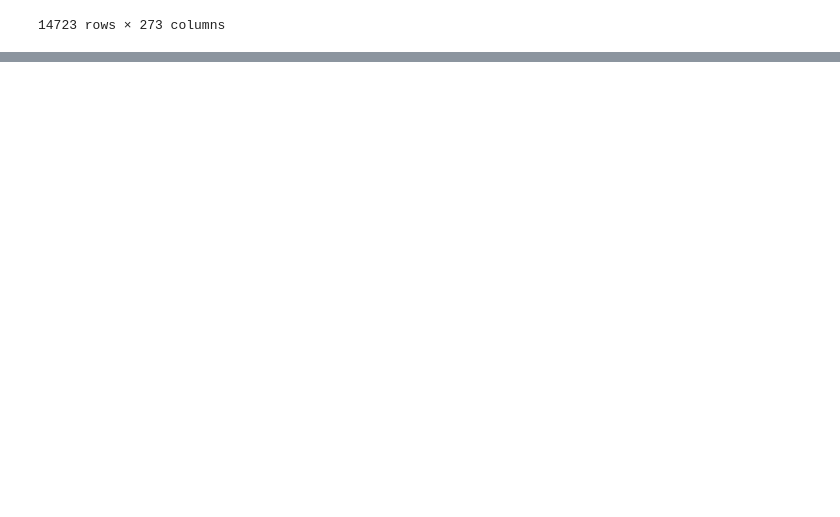
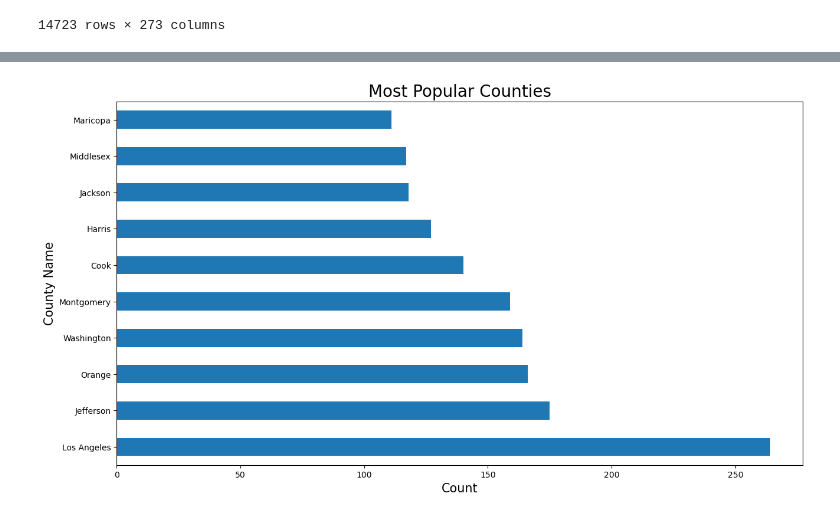
Before and after one commit to paulmwangi/Phase-4-Group-Project, a Jupyter notebook: index.ipynb, the cells around one changed output, grey strips where cells are left out. Saved outputs shown, nothing was run; the diff lists cells and outputs as text; code cells hidden in the pictures; blank space fills up the shorter version.

Commit message:
Adds data cleaning, visualization

```diff
--- a/index.ipynb
+++ b/index.ipynb
@@ -164,0 +206,9 @@ melted_data.head()
+# %%
+#Plotting the most popular counties in the dataset
+plt.figure(figsize=(15,8))
+df.CountyName.value_counts()[:10].plot(kind="barh")
+plt.xlabel("Count",fontsize=15)
+plt.ylabel("County Name",fontsize=15)
+plt.title("Most Popular Counties",fontsize=20);
+# %% [output]
+[figure, added]
```
Also changed, not shown: parts of 26 cells of this notebook.
